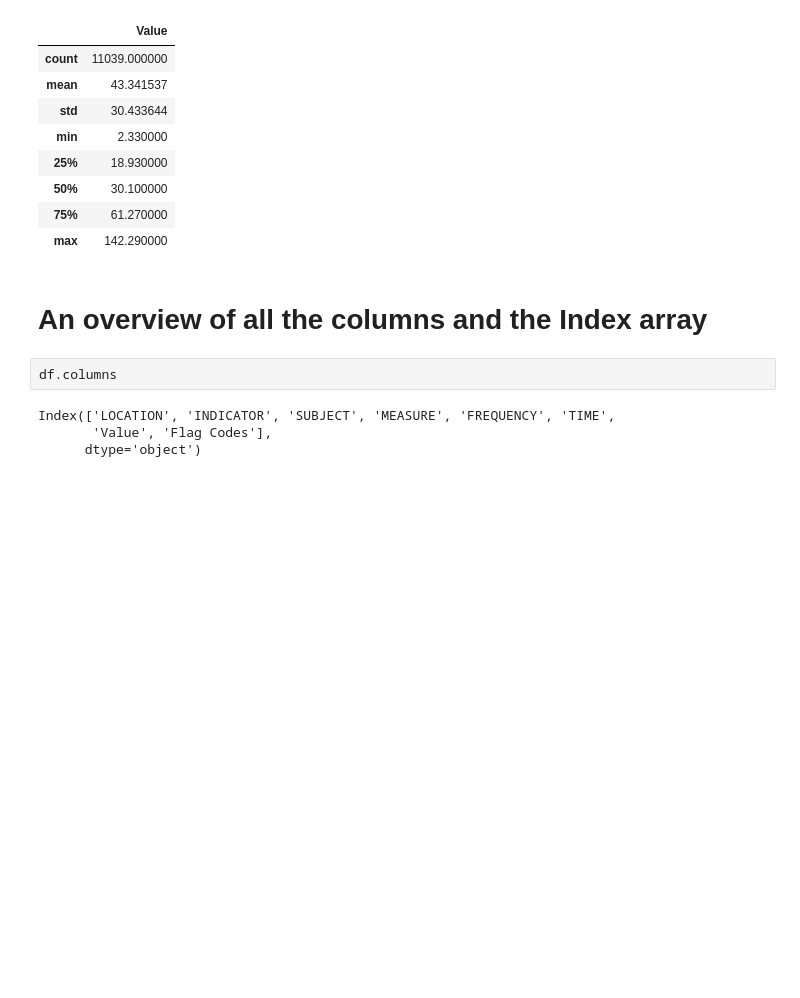
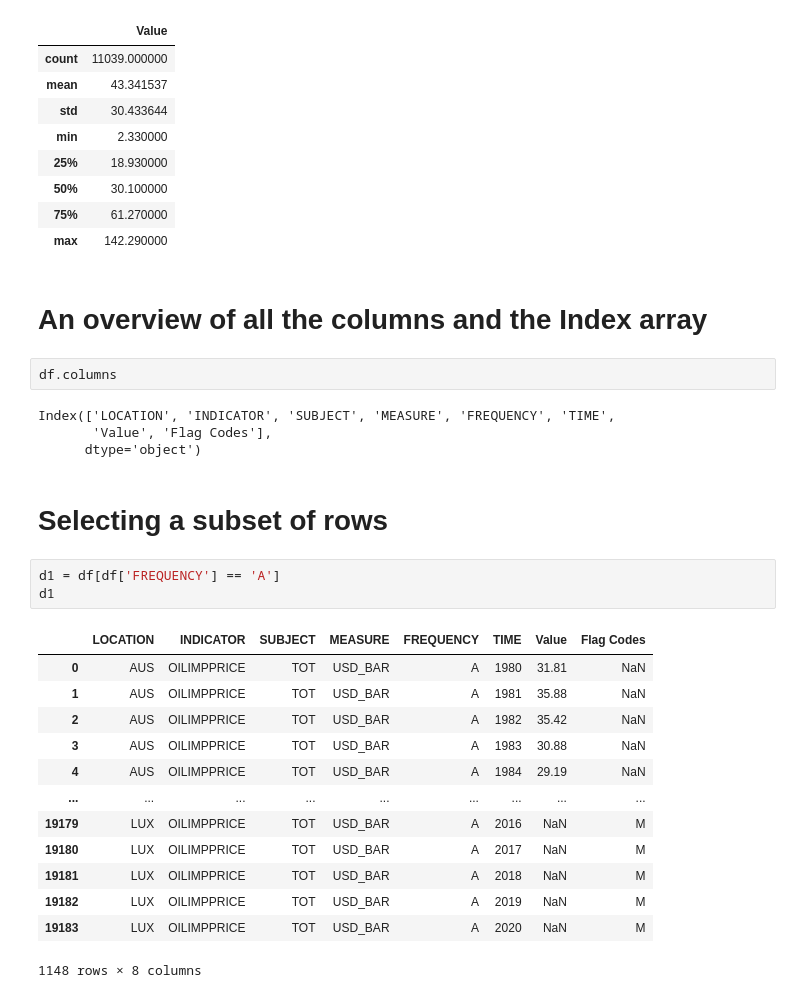
Before and after one commit to achen2018/cs103a-cpa01, a Jupyter notebook: cpa01.ipynb, the cells around one changed output. Saved outputs shown, nothing was run; the diff lists cells and outputs as text; blank space fills up the shorter version.

```diff
--- a/cpa01.ipynb
+++ b/cpa01.ipynb
@@ -60,3 +60,22 @@ df.columns
 Index(['LOCATION', 'INDICATOR', 'SUBJECT', 'MEASURE', 'FREQUENCY', 'TIME',
        'Value', 'Flag Codes'],
       dtype='object')
+# %% [markdown]
+# Selecting a subset of rows
+# %%
+d1 = df[df['FREQUENCY'] == 'A']
+d1
+# %% [output]
+|  | LOCATION | INDICATOR | SUBJECT | MEASURE | FREQUENCY | TIME | Value | Flag Codes |
+| 0 | AUS | OILIMPPRICE | TOT | USD_BAR | A | 1980 | 31.81 | NaN |
+| 1 | AUS | OILIMPPRICE | TOT | USD_BAR | A | 1981 | 35.88 | NaN |
+| 2 | AUS | OILIMPPRICE | TOT | USD_BAR | A | 1982 | 35.42 | NaN |
+| 3 | AUS | OILIMPPRICE | TOT | USD_BAR | A | 1983 | 30.88 | NaN |
+| 4 | AUS | OILIMPPRICE | TOT | USD_BAR | A | 1984 | 29.19 | NaN |
+| ... | ... | ... | ... | ... | ... | ... | ... | ... |
+| 19179 | LUX | OILIMPPRICE | TOT | USD_BAR | A | 2016 | NaN | M |
+| 19180 | LUX | OILIMPPRICE | TOT | USD_BAR | A | 2017 | NaN | M |
+| 19181 | LUX | OILIMPPRICE | TOT | USD_BAR | A | 2018 | NaN | M |
+| 19182 | LUX | OILIMPPRICE | TOT | USD_BAR | A | 2019 | NaN | M |
+| 19183 | LUX | OILIMPPRICE | TOT | USD_BAR | A | 2020 | NaN | M |
+1148 rows × 8 columns
```
Also changed, not shown: parts of 6 cells of this notebook.
